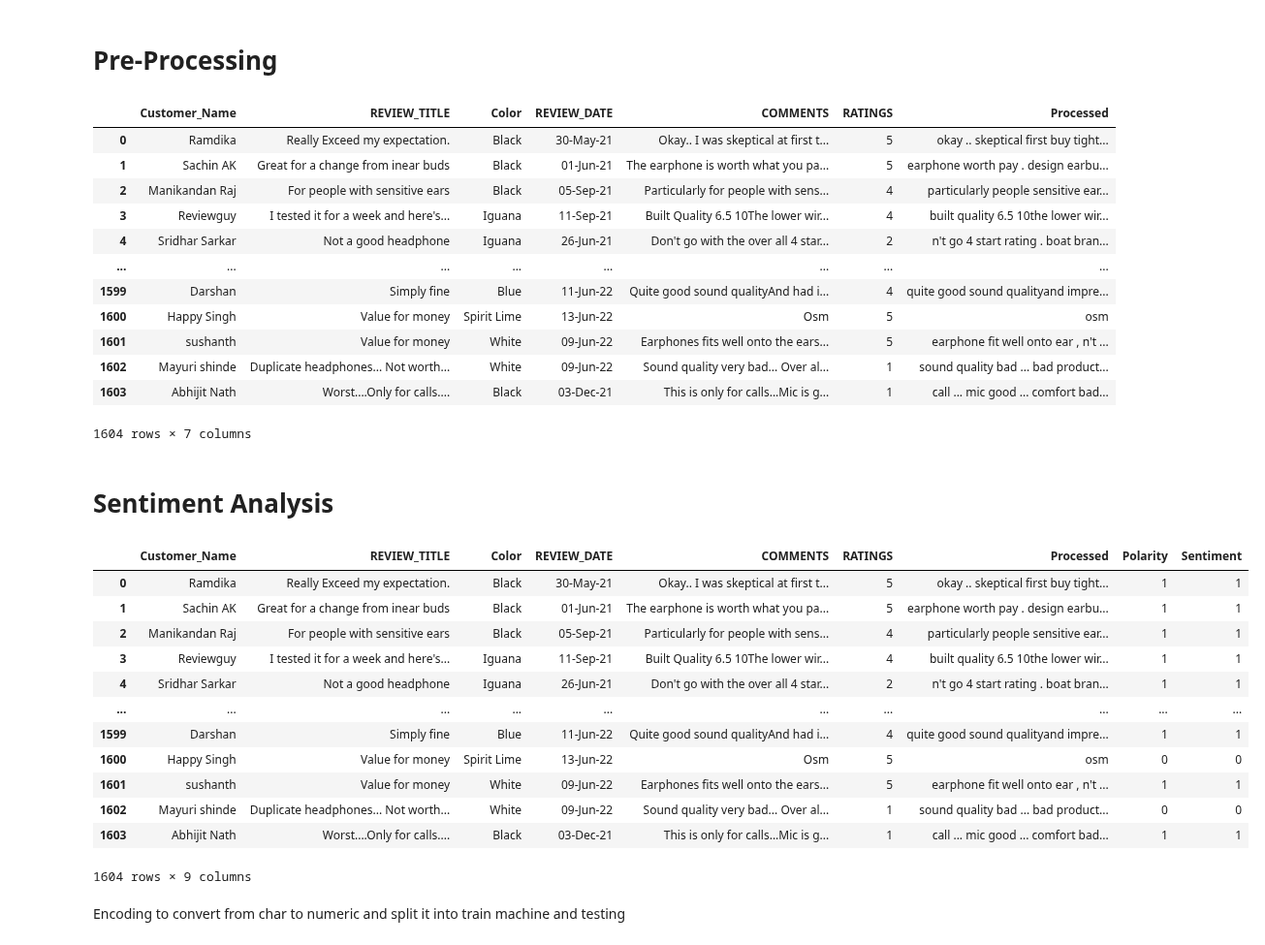
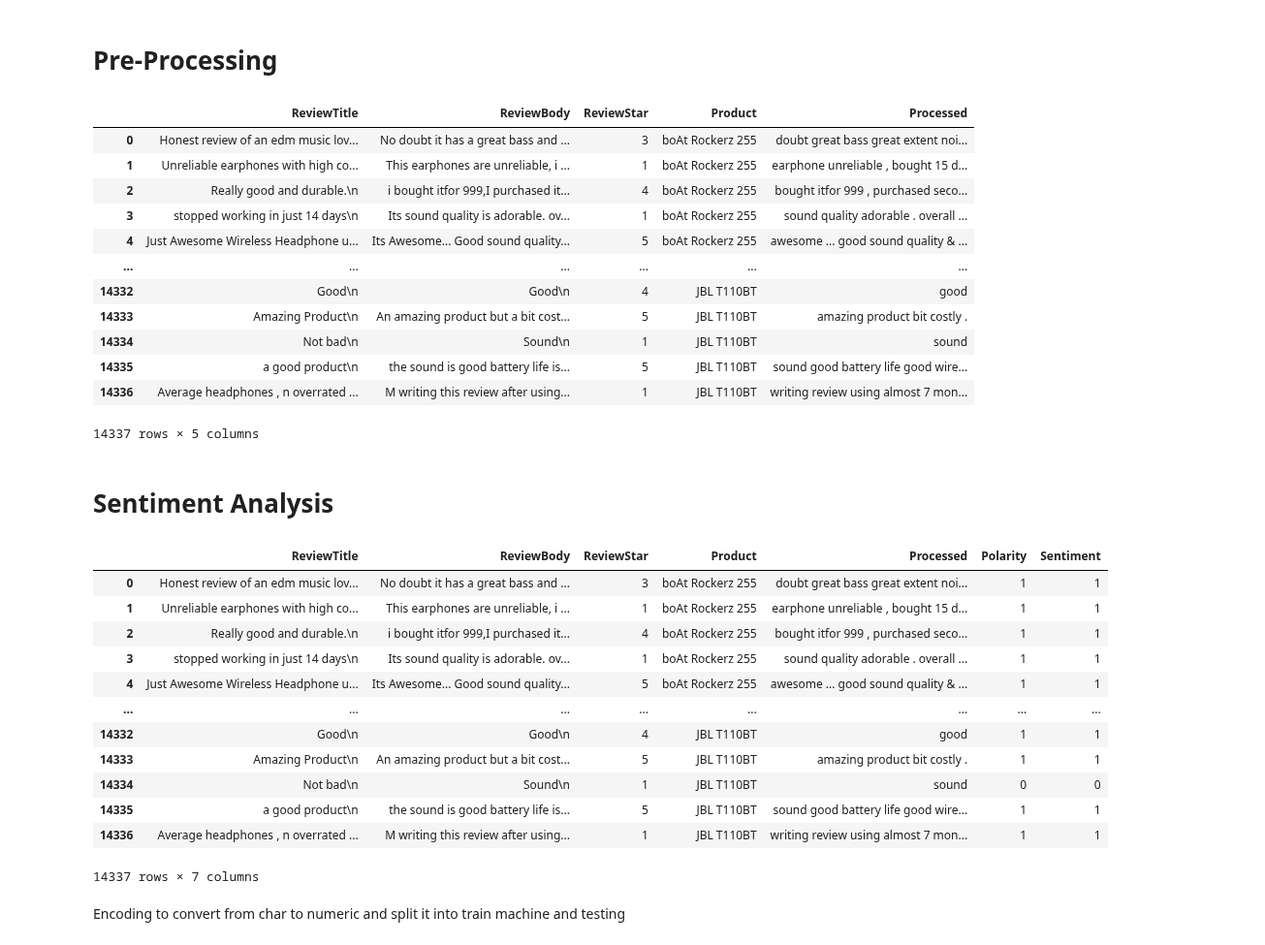
Before and after one commit to jeromechinjs/NLP-Assignment, a Jupyter notebook: AI-Assignment-NLP.ipynb, the cells around one changed output. Shown at 97% size. Saved outputs shown, nothing was run; the diff lists cells and outputs as text; code cells hidden in the pictures.

```diff
--- a/AI-Assignment-NLP.ipynb
+++ b/AI-Assignment-NLP.ipynb
@@ -103,3 +101,7 @@ data = pd.read_csv('headphone_datn.csv')
+# %%
+data = pd.read_csv('AllProductReviews.csv')
+# nrows is to limit the data rows that we wanted to take out
+# data = pd.read_csv('AllProductReviews.csv', nrows=3000)
 # %%
 # data.head()
 total = data.count()
@@ -144,73 +144,73 @@ def preprocess_data(text):
 
 
 # remove punctuations from data
-data['COMMENTS'].dropna(inplace=True)
-data['COMMENTS'] = data['COMMENTS'].astype(str) # convert data to 'string' data type
+data['ReviewBody'].dropna(inplace=True)
+data['ReviewBody'] = data['ReviewBody'].astype(str) # convert data to 'string' data type
 
 # Preprocess_data
 # create a column called 'tokenized'
-data['Processed'] = data.apply(lambda x: preprocess_data(x['COMMENTS']), axis=1) # applying the preprocess_data function to the 'COMMENTS' column of  the DataFrame
+data['Processed'] = data.apply(lambda x: preprocess_data(x['ReviewBody']), axis=1) # applying the preprocess_data function to the 'COMMENTS' column of  the DataFrame
 data # display resulting table
 # %% [output]
-|  | Customer_Name | REVIEW_TITLE | Color | REVIEW_DATE | COMMENTS | RATINGS | Processed |
-| 0 | Ramdika | Really Exceed my expectation. | Black | 30-May-21 | Okay.. I was skeptical at first t... | 5 | okay .. skeptical first buy tight... |
-| 1 | Sachin AK | Great for a change from inear buds | Black | 01-Jun-21 | The earphone is worth what you pa... | 5 | earphone worth pay . design earbu... |
-| 2 | Manikandan Raj | For people with sensitive ears | Black | 05-Sep-21 | Particularly for people with sens... | 4 | particularly people sensitive ear... |
-| 3 | Reviewguy | I tested it for a week and here's... | Iguana | 11-Sep-21 | Built Quality 6.5 10The lower wir... | 4 | built quality 6.5 10the lower wir... |
-| 4 | Sridhar Sarkar | Not a good headphone | Iguana | 26-Jun-21 | Don't go with the over all 4 star... | 2 | n't go 4 start rating . boat bran... |
-| ... | ... | ... | ... | ... | ... | ... | ... |
-| 1599 | Darshan | Simply fine | Blue | 11-Jun-22 | Quite good sound qualityAnd had i... | 4 | quite good sound qualityand impre... |
-| 1600 | Happy Singh | Value for money | Spirit Lime | 13-Jun-22 | Osm | 5 | osm |
-| 1601 | sushanth | Value for money | White | 09-Jun-22 | Earphones fits well onto the ears... | 5 | earphone fit well onto ear , n't ... |
-| 1602 | Mayuri shinde | Duplicate headphones... Not worth... | White | 09-Jun-22 | Sound quality very bad... Over al... | 1 | sound quality bad ... bad product... |
-| 1603 | Abhijit Nath | Worst....Only for calls.... | Black | 03-Dec-21 | This is only for calls...Mic is g... | 1 | call ... mic good ... comfort bad... |
+|  | ReviewTitle | ReviewBody | ReviewStar | Product | Processed |
+| 0 | Honest review of an edm music lov... | No doubt it has a great bass and ... | 3 | boAt Rockerz 255 | doubt great bass great extent noi... |
+| 1 | Unreliable earphones with high co... | This earphones are unreliable, i ... | 1 | boAt Rockerz 255 | earphone unreliable , bought 15 d... |
+| 2 | Really good and durable.\n | i bought itfor 999,I purchased it... | 4 | boAt Rockerz 255 | bought itfor 999 , purchased seco... |
+| 3 | stopped working in just 14 days\n | Its sound quality is adorable. ov... | 1 | boAt Rockerz 255 | sound quality adorable . overall ... |
+| 4 | Just Awesome Wireless Headphone u... | Its Awesome... Good sound quality... | 5 | boAt Rockerz 255 | awesome ... good sound quality & ... |
+| ... | ... | ... | ... | ... | ... |
+| 14332 | Good\n | Good\n | 4 | JBL T110BT | good |
+| 14333 | Amazing Product\n | An amazing product but a bit cost... | 5 | JBL T110BT | amazing product bit costly . |
+| 14334 | Not bad\n | Sound\n | 1 | JBL T110BT | sound |
+| 14335 | a good product\n | the sound is good battery life is... | 5 | JBL T110BT | sound good battery life good wire... |
+| 14336 | Average headphones , n overrated ... | M writing this review after using... | 1 | JBL T110BT | writing review using almost 7 mon... |
-1604 rows × 7 columns
+14337 rows × 5 columns
 # %% [markdown]
 # Sentiment Analysis
 # %%
 # creating NLTK sentiment analyzer (via nltk.sentiment.vader library)
 analyzer = SentimentIntensityAnalyzer()
 
 # create get_positive_score function
 def get_positive_score(text):
     # take text string as input, get sentiment scores pos/neg/neutral (dictionary data type {key:value}) using polarity_scores method
     # polarity score includes score for pos, neg, and neutral (assign sentiment value depending on whether positive score is +ve or - ve, values above 0 classified positive)
 
     scores = analyzer.polarity_scores(text) # sentiment scores (pos, neg, neutral) parse as dictionary type into scores (accessed later as scores[key])
     positive_score = math.ceil(scores['pos']) # ceil() rounds score to the next greater nearest integer. E.g 0.201 round to 1, -0.2 round to 0
 
     return positive_score
 
 # create get_sentiment function
 def get_sentiment(text):
 
     scores = analyzer.polarity_scores(text) # sentiment scores (pos, neg, neutral) parse as dictionary type into scores (accessed later as scores[key])
     sentiment = 1 if scores['pos'] > 0 else 0 # assign sentiment score based on text's POSITIVE score
 
     return sentiment
 
  # create new column called 'Positive' and apply get_sentiment function
-data['Polarity'] = data['COMMENTS'].apply(get_positive_score)
+data['Polarity'] = data['ReviewBody'].apply(get_positive_score)
 
 # create new column called 'sentiment' and apply get_sentiment function
-data['Sentiment'] = data['COMMENTS'].apply(get_sentiment) # applying the get_sentiment function to each value in the 'COMMENTS' column (row by row)
+data['Sentiment'] = data['ReviewBody'].apply(get_sentiment) # applying the get_sentiment function to each value in the 'COMMENTS' column (row by row)
 
 
 data # display table
 # %% [output]
-|  | Customer_Name | REVIEW_TITLE | Color | REVIEW_DATE | COMMENTS | RATINGS | Processed | Polarity | Sentiment |
-| 0 | Ramdika | Really Exceed my expectation. | Black | 30-May-21 | Okay.. I was skeptical at first t... | 5 | okay .. skeptical first buy tight... | 1 | 1 |
-| 1 | Sachin AK | Great for a change from inear buds | Black | 01-Jun-21 | The earphone is worth what you pa... | 5 | earphone worth pay . design earbu... | 1 | 1 |
-| 2 | Manikandan Raj | For people with sensitive ears | Black | 05-Sep-21 | Particularly for people with sens... | 4 | particularly people sensitive ear... | 1 | 1 |
-| 3 | Reviewguy | I tested it for a week and here's... | Iguana | 11-Sep-21 | Built Quality 6.5 10The lower wir... | 4 | built quality 6.5 10the lower wir... | 1 | 1 |
-| 4 | Sridhar Sarkar | Not a good headphone | Iguana | 26-Jun-21 | Don't go with the over all 4 star... | 2 | n't go 4 start rating . boat bran... | 1 | 1 |
-| ... | ... | ... | ... | ... | ... | ... | ... | ... | ... |
-| 1599 | Darshan | Simply fine | Blue | 11-Jun-22 | Quite good sound qualityAnd had i... | 4 | quite good sound qualityand impre... | 1 | 1 |
-| 1600 | Happy Singh | Value for money | Spirit Lime | 13-Jun-22 | Osm | 5 | osm | 0 | 0 |
-| 1601 | sushanth | Value for money | White | 09-Jun-22 | Earphones fits well onto the ears... | 5 | earphone fit well onto ear , n't ... | 1 | 1 |
-| 1602 | Mayuri shinde | Duplicate headphones... Not worth... | White | 09-Jun-22 | Sound quality very bad... Over al... | 1 | sound quality bad ... bad product... | 0 | 0 |
-| 1603 | Abhijit Nath | Worst....Only for calls.... | Black | 03-Dec-21 | This is only for calls...Mic is g... | 1 | call ... mic good ... comfort bad... | 1 | 1 |
+|  | ReviewTitle | ReviewBody | ReviewStar | Product | Processed | Polarity | Sentiment |
+| 0 | Honest review of an edm music lov... | No doubt it has a great bass and ... | 3 | boAt Rockerz 255 | doubt great bass great extent noi... | 1 | 1 |
+| 1 | Unreliable earphones with high co... | This earphones are unreliable, i ... | 1 | boAt Rockerz 255 | earphone unreliable , bought 15 d... | 1 | 1 |
+| 2 | Really good and durable.\n | i bought itfor 999,I purchased it... | 4 | boAt Rockerz 255 | bought itfor 999 , purchased seco... | 1 | 1 |
+| 3 | stopped working in just 14 days\n | Its sound quality is adorable. ov... | 1 | boAt Rockerz 255 | sound quality adorable . overall ... | 1 | 1 |
+| 4 | Just Awesome Wireless Headphone u... | Its Awesome... Good sound quality... | 5 | boAt Rockerz 255 | awesome ... good sound quality & ... | 1 | 1 |
+| ... | ... | ... | ... | ... | ... | ... | ... |
+| 14332 | Good\n | Good\n | 4 | JBL T110BT | good | 1 | 1 |
+| 14333 | Amazing Product\n | An amazing product but a bit cost... | 5 | JBL T110BT | amazing product bit costly . | 1 | 1 |
+| 14334 | Not bad\n | Sound\n | 1 | JBL T110BT | sound | 0 | 0 |
+| 14335 | a good product\n | the sound is good battery life is... | 5 | JBL T110BT | sound good battery life good wire... | 1 | 1 |
+| 14336 | Average headphones , n overrated ... | M writing this review after using... | 1 | JBL T110BT | writing review using almost 7 mon... | 1 | 1 |
-1604 rows × 9 columns
+14337 rows × 7 columns
 # %% [markdown]
 Encoding to convert from char to numeric and split it into train machine and testing
 # %%
```
Also changed, not shown: parts of 4 cells of this notebook.
